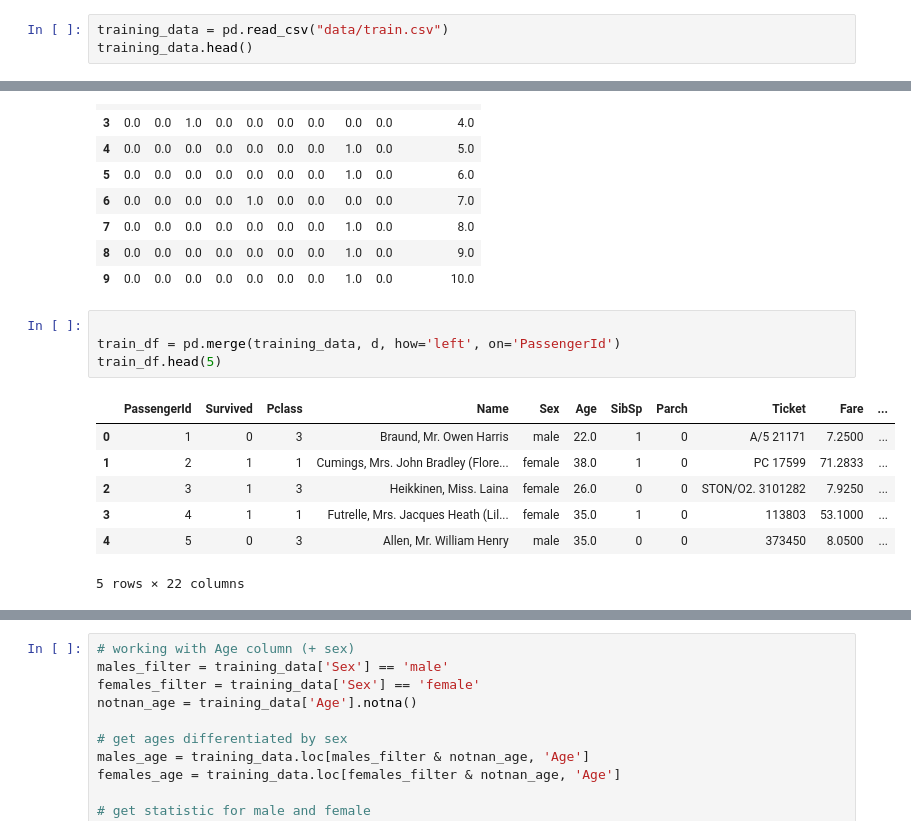
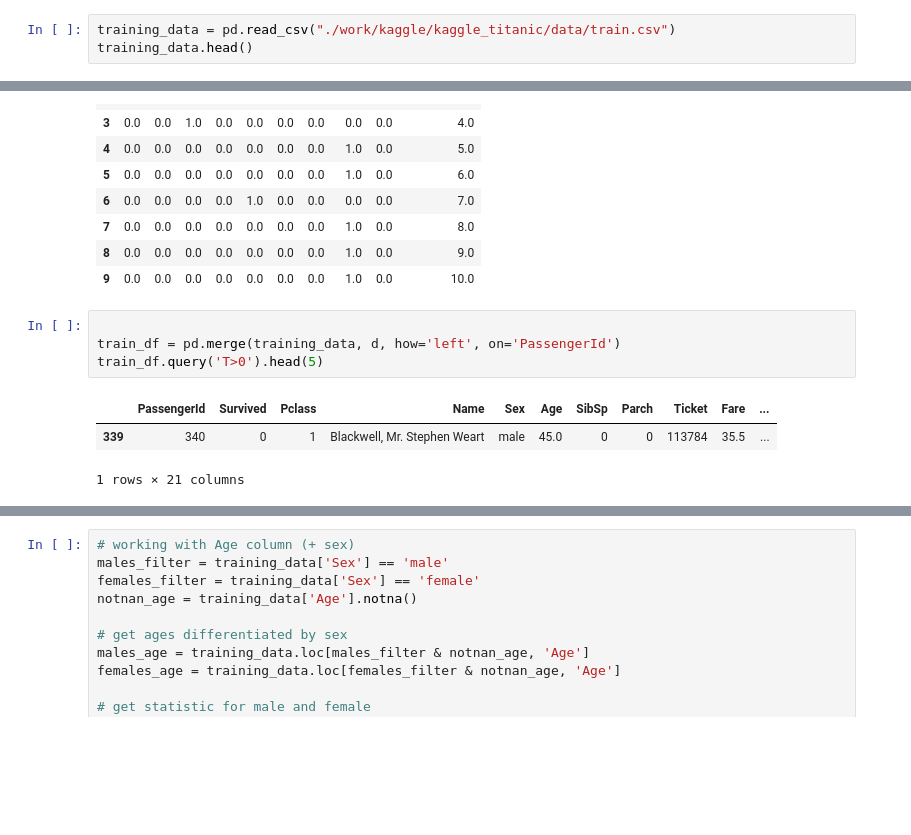
Before and after one commit to abobreshov/kaggle_titanic, a Jupyter notebook: notebook/dataInvestigation.ipynb, the cells around one changed output, grey strips where cells are left out. Drawn from its saved outputs; the diff is of its cells as text; blank space fills up the shorter version.

```diff
--- a/notebook/dataInvestigation.ipynb
+++ b/notebook/dataInvestigation.ipynb
@@ -17,5 +13,5 @@ training_data[training_data['Cabin'].isna()].size
 # %%
-training_data = pd.read_csv("data/train.csv")
+training_data = pd.read_csv("./work/kaggle/kaggle_titanic/data/train.csv")
 training_data.head()
 # %% [output]
 |  | PassengerId | Survived | Pclass | Name | Sex | Age | SibSp | Parch | Ticket | Fare | ... |
@@ -125,15 +121,11 @@ d.head(10)
 # %%
 
 train_df = pd.merge(training_data, d, how='left', on='PassengerId')
-train_df.head(5)
+train_df.query('T>0').head(5)
 # %% [output]
 |  | PassengerId | Survived | Pclass | Name | Sex | Age | SibSp | Parch | Ticket | Fare | ... |
-| 0 | 1 | 0 | 3 | Braund, Mr. Owen Harris | male | 22.0 | 1 | 0 | A/5 21171 | 7.2500 | ... |
-| 1 | 2 | 1 | 1 | Cumings, Mrs. John Bradley (Flore... | female | 38.0 | 1 | 0 | PC 17599 | 71.2833 | ... |
-| 2 | 3 | 1 | 3 | Heikkinen, Miss. Laina | female | 26.0 | 0 | 0 | STON/O2. 3101282 | 7.9250 | ... |
-| 3 | 4 | 1 | 1 | Futrelle, Mrs. Jacques Heath (Lil... | female | 35.0 | 1 | 0 | 113803 | 53.1000 | ... |
-| 4 | 5 | 0 | 3 | Allen, Mr. William Henry | male | 35.0 | 0 | 0 | 373450 | 8.0500 | ... |
+| 339 | 340 | 0 | 1 | Blackwell, Mr. Stephen Weart | male | 45.0 | 0 | 0 | 113784 | 35.5 | ... |
-5 rows × 22 columns
+1 rows × 21 columns
 # %%
 def prefix_name_parser(name):
     return name[name.rfind(',')+1:name.rfind('.')].strip()
```
Also changed, not shown: parts of 30 cells of this notebook, 2 other files.
